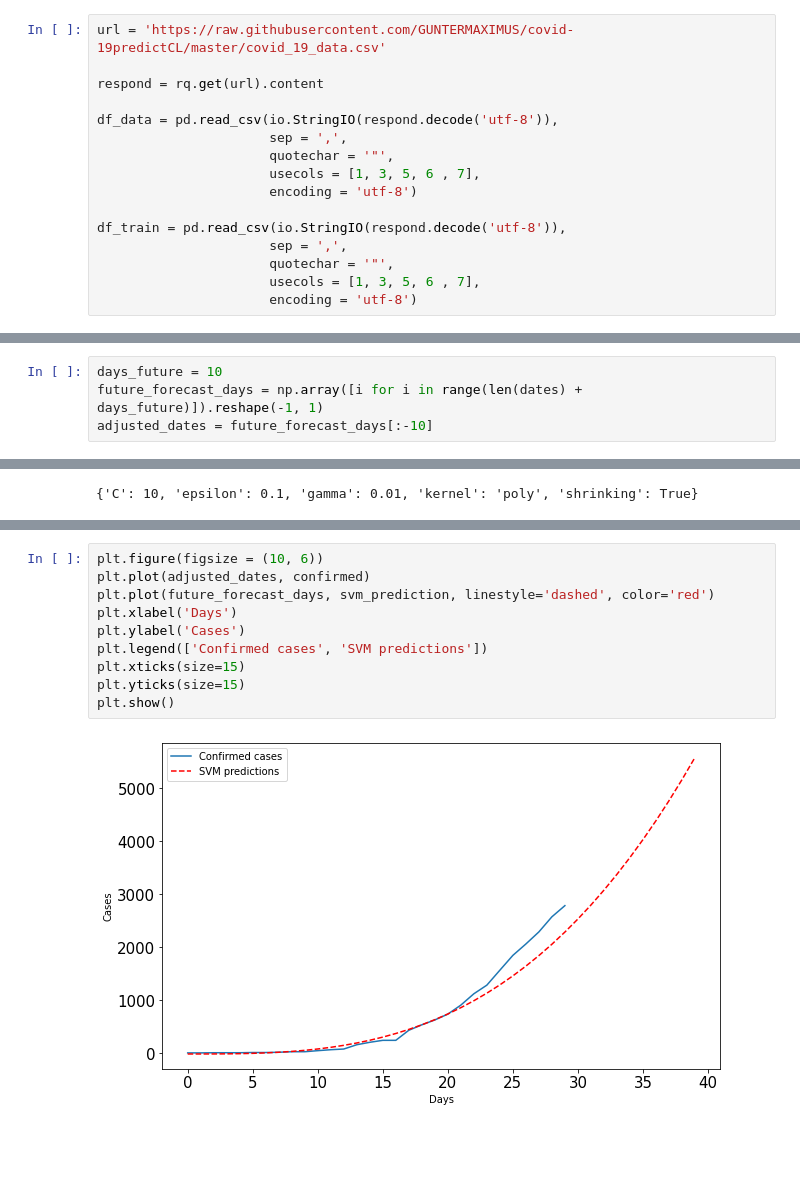
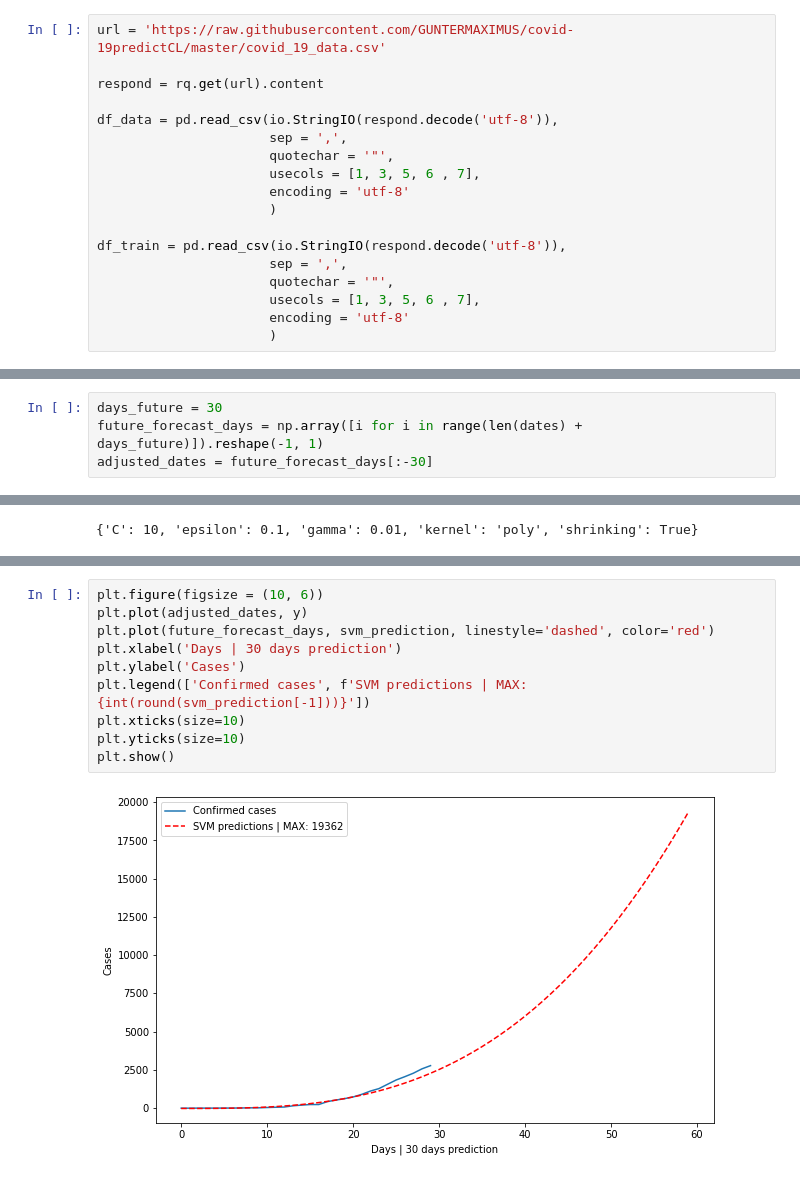
Before and after one commit to GUNTERMAXIMUS/covid-19predictCL, a Jupyter notebook: covod_19_2.ipynb, the cells around one changed output, grey strips where cells are left out. Cells and saved outputs as stored; diff of their text form; blank space fills up the shorter version.

```diff
--- a/covod_19_2.ipynb
+++ b/covod_19_2.ipynb
@@ -34,13 +34,15 @@ df_data = pd.read_csv(io.StringIO(respond.decode('utf-8')),
                       sep = ',',
                       quotechar = '"',
                       usecols = [1, 3, 5, 6 , 7],
-                      encoding = 'utf-8')
+                      encoding = 'utf-8'
+                      )
 
 df_train = pd.read_csv(io.StringIO(respond.decode('utf-8')),
                       sep = ',',
                       quotechar = '"',
                       usecols = [1, 3, 5, 6 , 7],
-                      encoding = 'utf-8')
+                      encoding = 'utf-8'
+                      )
 # %%
 df = df_data[df_data['Country/Region'].str.contains('Chile')].dropna()
 df_train.dropna()
@@ -96,9 +98,9 @@ days = np.array([i for i in range(len(dates))]).reshape(-1, 1)
 deaths_total = np.array(df.Deaths.tail(1)).reshape(-1, 1)
 recovered_total = np.array(df.Recovered.tail(1)).reshape(-1, 1)
 # %%
-days_future = 10
+days_future = 30
 future_forecast_days = np.array([i for i in range(len(dates) + days_future)]).reshape(-1, 1)
-adjusted_dates = future_forecast_days[:-10]
+adjusted_dates = future_forecast_days[:-30]
 # %%
 # convert integers into date time for visualization
 import datetime
@@ -171,12 +177,12 @@ SVR(C=10, cache_size=200, coef0=0.0, degree=3, epsilon=0.1, gamma=0.01,
 # %%
 plt.figure(figsize = (10, 6))
-plt.plot(adjusted_dates, confirmed)
+plt.plot(adjusted_dates, y)
 plt.plot(future_forecast_days, svm_prediction, linestyle='dashed', color='red')
-plt.xlabel('Days')
+plt.xlabel('Days | 30 days prediction')
 plt.ylabel('Cases')
-plt.legend(['Confirmed cases', 'SVM predictions'])
-plt.xticks(size=15)
-plt.yticks(size=15)
+plt.legend(['Confirmed cases', f'SVM predictions | MAX: {int(round(svm_prediction[-1]))}'])
+plt.xticks(size=10)
+plt.yticks(size=10)
 plt.show()
 # %% [output]
-[figure, old version]
+[figure, new version]
```
Also changed, not shown: parts of 2 cells of this notebook.
